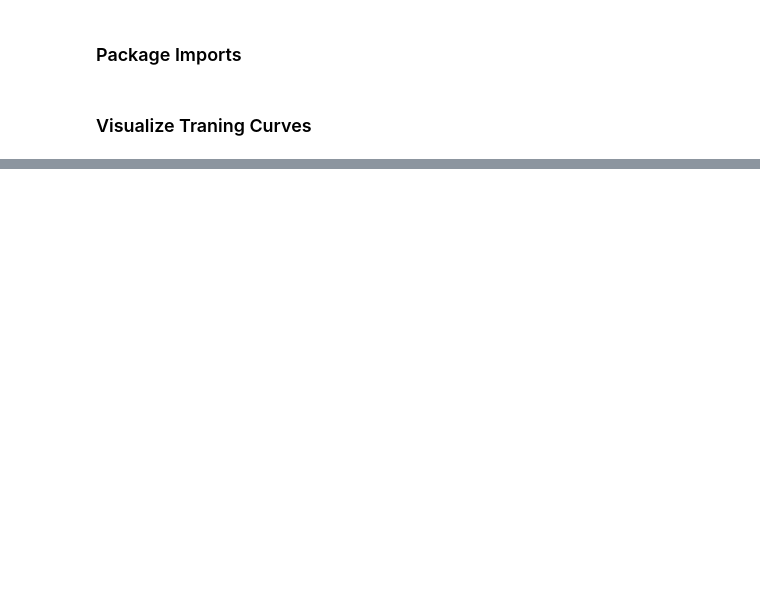
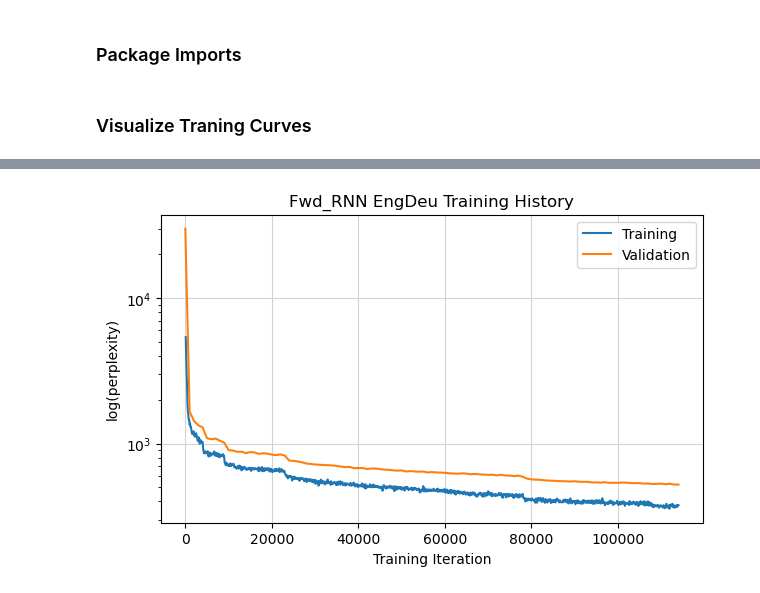
Before and after one commit to EH225/EngDeu_NMT, a Jupyter notebook: graphics.ipynb, the cells around one changed output, grey strips where cells are left out. Cells and saved outputs as stored; diff of their text form; code cells hidden in the pictures; blank space fills up the shorter version.

```diff
--- a/graphics.ipynb
+++ b/graphics.ipynb
@@ -57,0 +76,5 @@ plot_training_history(model_name, *read_training_history(model_name, "deu", "eng
+# %%
+# Used the pre-trained word-embeddings to train
+plot_training_history("Fwd_RNN", "eng", "deu")
+# %% [output]
+[figure, added]
```
Also changed, not shown: parts of 21 cells of this notebook, 8 other files.
